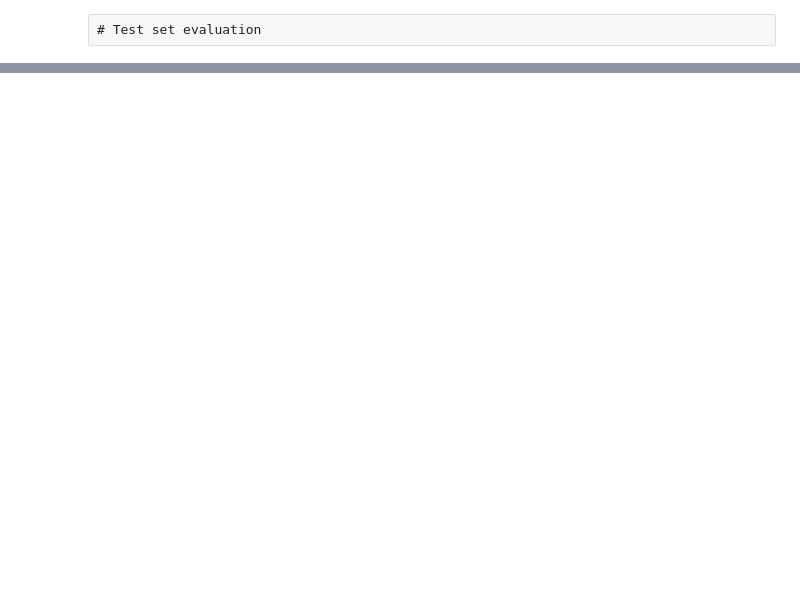
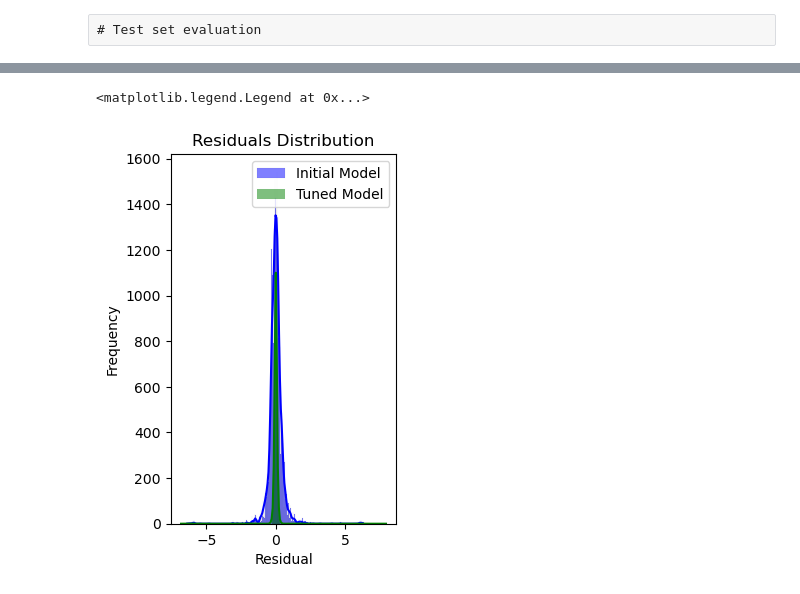
Before and after one commit to dragoscrisan7/Univeristy, a Jupyter notebook: UBB-CS/Year3/Sem2/Licenta/MLAlgorithms/Project-XGB/XGB_Project.ipynb, the cells around one changed output, grey strips where cells are left out. Saved outputs shown, nothing was run; the diff lists cells and outputs as text; code cells hidden in the pictures; blank space fills up the shorter version.

```diff
--- a/UBB-CS/Year3/Sem2/Licenta/MLAlgorithms/Project-XGB/XGB_Project.ipynb
+++ b/UBB-CS/Year3/Sem2/Licenta/MLAlgorithms/Project-XGB/XGB_Project.ipynb
@@ -405,0 +371,13 @@ plt.show()
+# %%
+plt.subplot(1, 2, 2)
+residuals_initial = y_test - y_test_pred
+residuals_tuned = y_test - y_test_tuned_pred
+sns.histplot(residuals_initial, color='blue', label='Initial Model', kde=True, alpha=0.5)
+sns.histplot(residuals_tuned, color='green', label='Tuned Model', kde=True, alpha=0.5)
+plt.title('Residuals Distribution')
+plt.xlabel('Residual')
+plt.ylabel('Frequency')
+plt.legend()
+# %% [output]
+<matplotlib.legend.Legend at 0x...>
+[figure, added]
```
Also changed, not shown: parts of 22 cells of this notebook, 50 other files.
